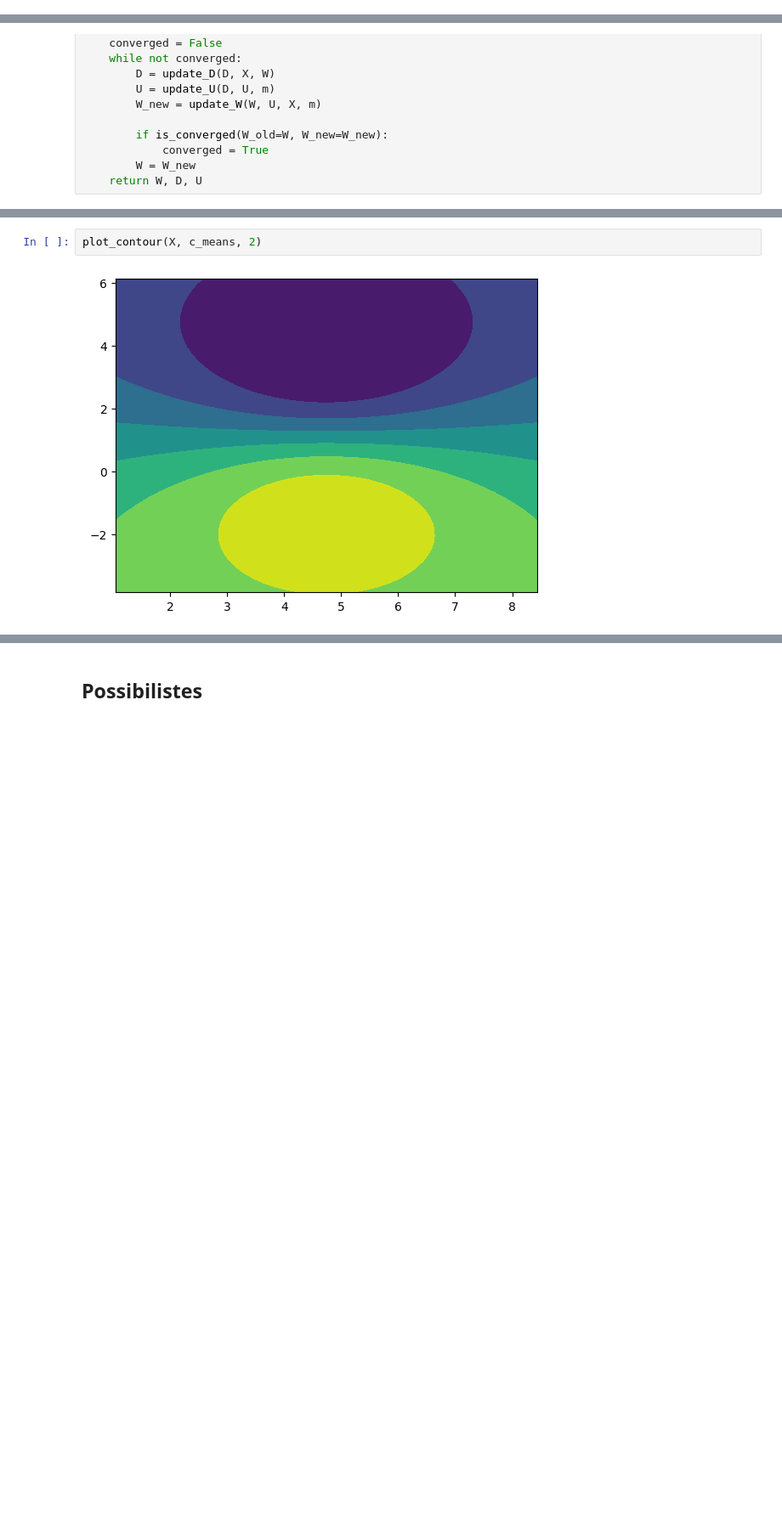
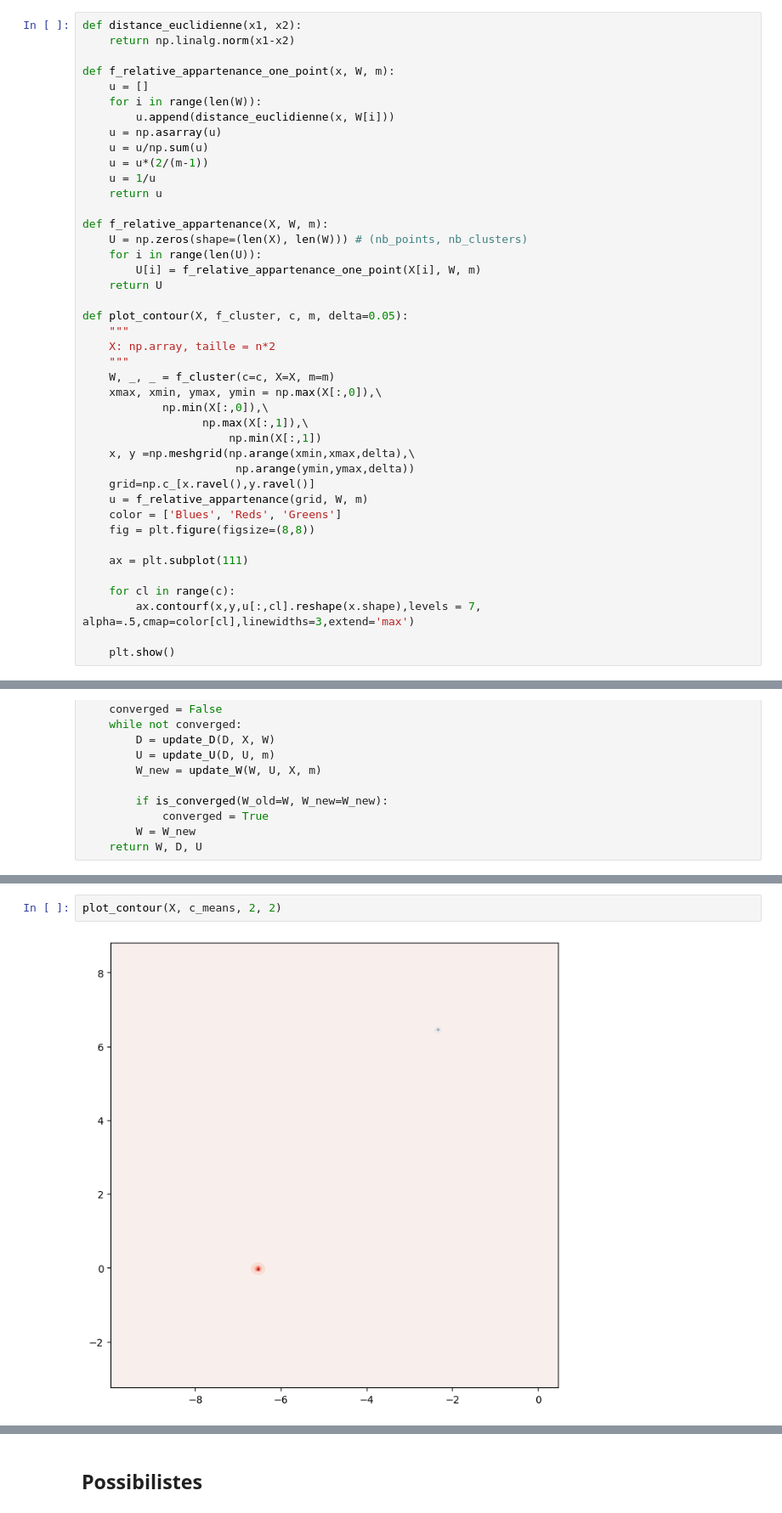
Before and after one commit to nhs2828/IA-Explicable, a Jupyter notebook: tme9/tme9_flou.ipynb, the cells around one changed output, grey strips where cells are left out. Shown at 85% size. Drawn from its saved outputs; the diff is of its cells as text; blank space fills up the shorter version.

Commit message:
[ADD] tme9: contour plot

```diff
--- a/tme9/tme9_flou.ipynb
+++ b/tme9/tme9_flou.ipynb
@@ -27,3 +12,45 @@ def plot_contour(X, f_appart, c, delta=0.2):
+# %%
+def distance_euclidienne(x1, x2):
+    return np.linalg.norm(x1-x2)
+
+def f_relative_appartenance_one_point(x, W, m):
+    u = []
+    for i in range(len(W)):
+        u.append(distance_euclidienne(x, W[i]))
+    u = np.asarray(u)
+    u = u/np.sum(u)
+    u = u*(2/(m-1))
+    u = 1/u
+    return u
+
+def f_relative_appartenance(X, W, m):
+    U = np.zeros(shape=(len(X), len(W))) # (nb_points, nb_clusters)
+    for i in range(len(U)):
+        U[i] = f_relative_appartenance_one_point(X[i], W, m)
+    return U
+
+def plot_contour(X, f_cluster, c, m, delta=0.05):
+    """
+    X: np.array, taille = n*2
+    """
+    W, _, _ = f_cluster(c=c, X=X, m=m)
+    xmax, xmin, ymax, ymin = np.max(X[:,0]),\
+            np.min(X[:,0]),\
+                  np.max(X[:,1]),\
+                      np.min(X[:,1])
+    x, y =np.meshgrid(np.arange(xmin,xmax,delta),\
+                       np.arange(ymin,ymax,delta))
+    grid=np.c_[x.ravel(),y.ravel()]
+    u = f_relative_appartenance(grid, W, m)
+    color = ['Blues', 'Reds', 'Greens']
+    fig = plt.figure(figsize=(8,8))
+
+    ax = plt.subplot(111)
+
+    for cl in range(c):
+        ax.contourf(x,y,u[:,cl].reshape(x.shape),levels = 7, alpha=.5,cmap=color[cl],linewidths=3,extend='max')
+
+    plt.show()
 # %% [markdown]
 ## C-Moyennes floues
 # %%
@@ -101,7 +128,7 @@ plt.show()
 # %%
-plot_contour(X, c_means, 2)
+plot_contour(X, c_means, 2, 2)
 # %% [output]
-[figure, old version]
+[figure, new version]
 # %%
 n = 1000
 X, Y = make_moons(n, noise=0.1)
```
Also changed, not shown: parts of 17 cells of this notebook.
